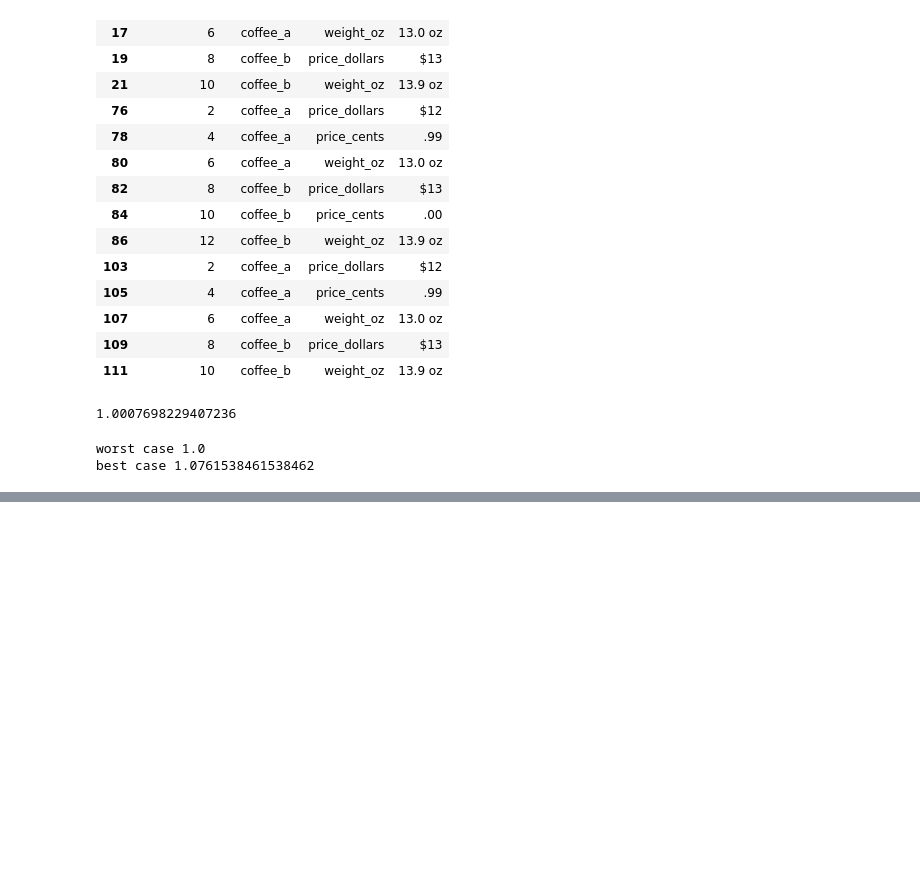
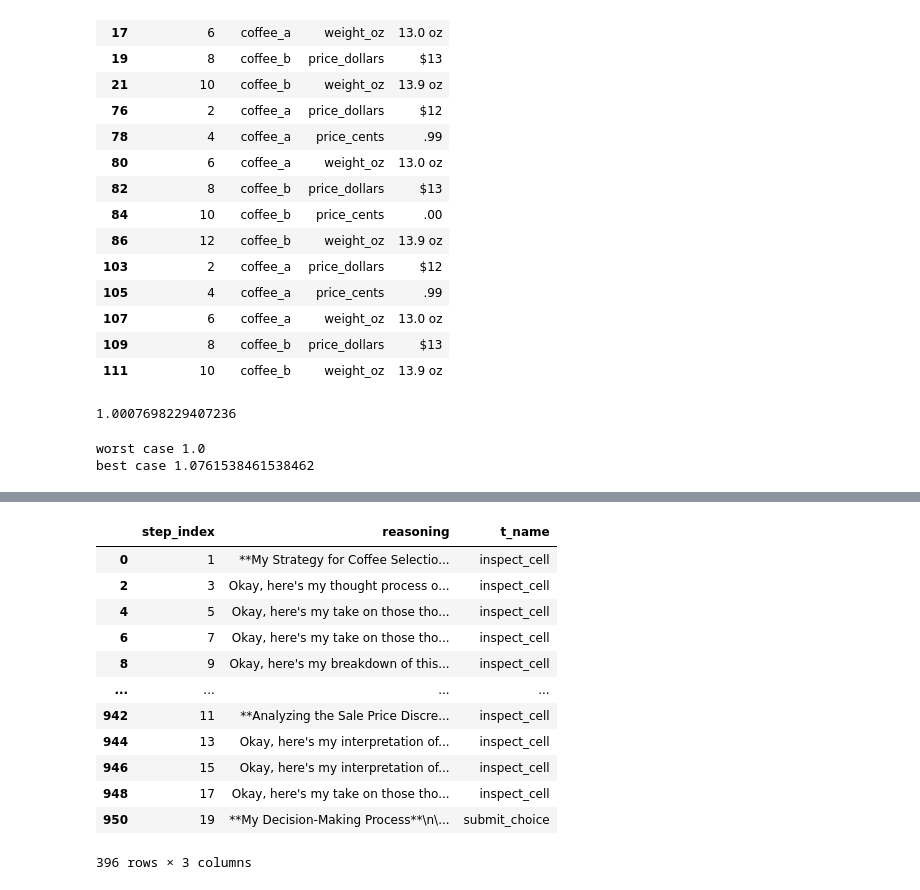
Before and after one commit to davoodwadi/toollab, a Jupyter notebook: src/tool_lab/analysis/analyze.ipynb, the cells around one changed output, grey strips where cells are left out. Saved outputs shown, nothing was run; the diff lists cells and outputs as text; code cells hidden in the pictures; blank space fills up the shorter version.

```diff
--- a/src/tool_lab/analysis/analyze.ipynb
+++ b/src/tool_lab/analysis/analyze.ipynb
@@ -248,0 +394,16 @@ KeyError: "['budget_max'] not in index"
+# %%
+has_reasoning[['step_index','reasoning', 't_name']]
+# %% [output]
+|  | step_index | reasoning | t_name |
+| 0 | 1 | **My Strategy for Coffee Selectio... | inspect_cell |
+| 2 | 3 | Okay, here's my thought process o... | inspect_cell |
+| 4 | 5 | Okay, here's my take on those tho... | inspect_cell |
+| 6 | 7 | Okay, here's my take on those tho... | inspect_cell |
+| 8 | 9 | Okay, here's my breakdown of this... | inspect_cell |
+| ... | ... | ... | ... |
+| 942 | 11 | **Analyzing the Sale Price Discre... | inspect_cell |
+| 944 | 13 | Okay, here's my interpretation of... | inspect_cell |
+| 946 | 15 | Okay, here's my interpretation of... | inspect_cell |
+| 948 | 17 | Okay, here's my take on those tho... | inspect_cell |
+| 950 | 19 | **My Decision-Making Process**\n\... | submit_choice |
+396 rows × 3 columns
```
Also changed, not shown: parts of 16 cells of this notebook, 48 other files.
